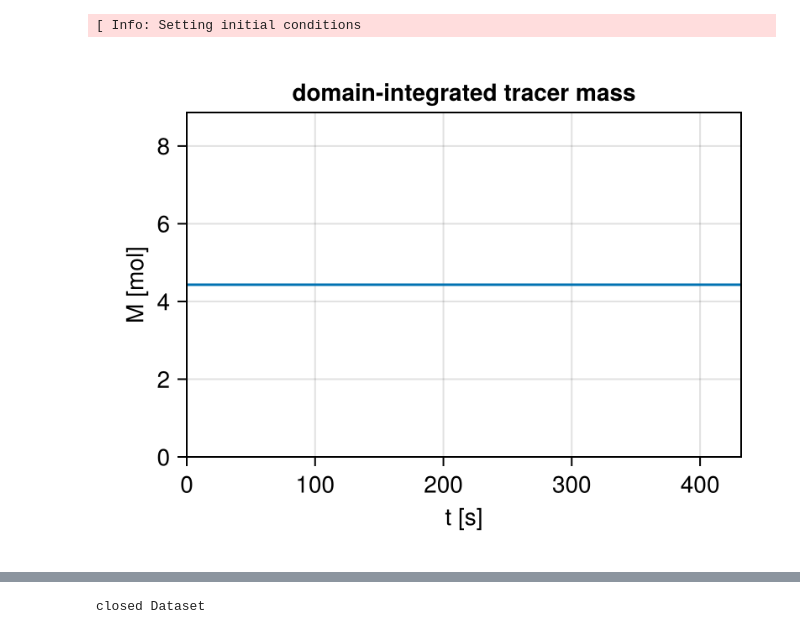
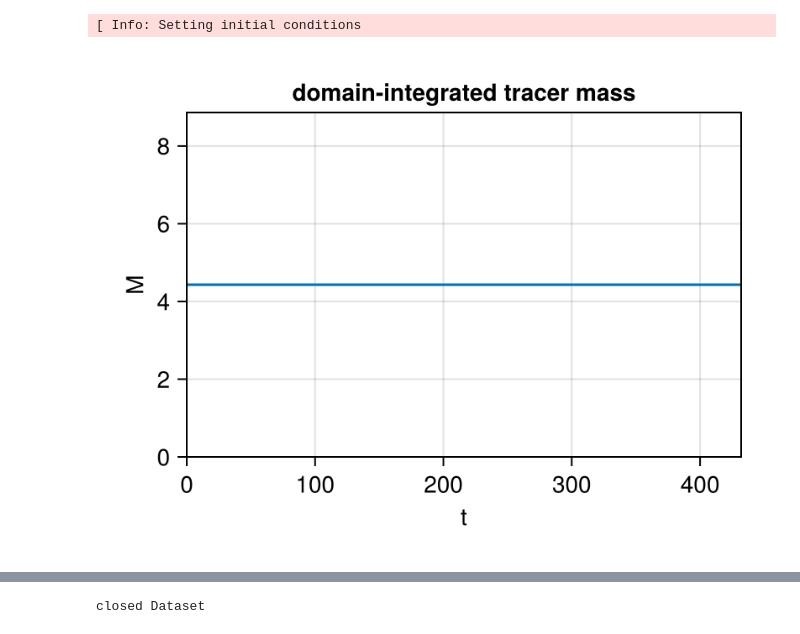
Before and after one commit to uci-oceanclimate/Irvinanigans.jl, a Jupyter notebook: notebooks/1_turbulent_tracer_diffusion.ipynb, the cells around one changed output, grey strips where cells are left out. Saved outputs shown, nothing was run; the diff lists cells and outputs as text; code cells hidden in the pictures.

```diff
--- a/notebooks/1_turbulent_tracer_diffusion.ipynb
+++ b/notebooks/1_turbulent_tracer_diffusion.ipynb
@@ -27,14 +21,14 @@ grid = simulation.model.grid;
 ds = NCDataset(string(rootdir, filelist[1]), "r");
 t = ds["time"];
 c = ds["c"]
-M = sum(c*ΔVᶜ, dims=(1,2,3));
+M = sum(c, dims=(1,2,3)); # mass of tracer
 # %%
 fig = Figure(size=(400, 300))
-kwargs = (xlabel="t [s]", ylabel="M [mol]", limits = ((0, maximum(ds["time"])), (0, nothing)))
+kwargs = (xlabel="t", ylabel="M", limits = ((0, maximum(ds["time"])), (0, nothing)))
 title = @sprintf("domain-integrated tracer mass")
 ax = Axis(fig[1, 1]; title = title, kwargs...)
 lines!(ax, t, M[1,1,1,:])
 fig
 # %% [output]
-[figure, old version]
+[figure, new version]
 # %%
```
Also changed, not shown: parts of 5 cells of this notebook.
